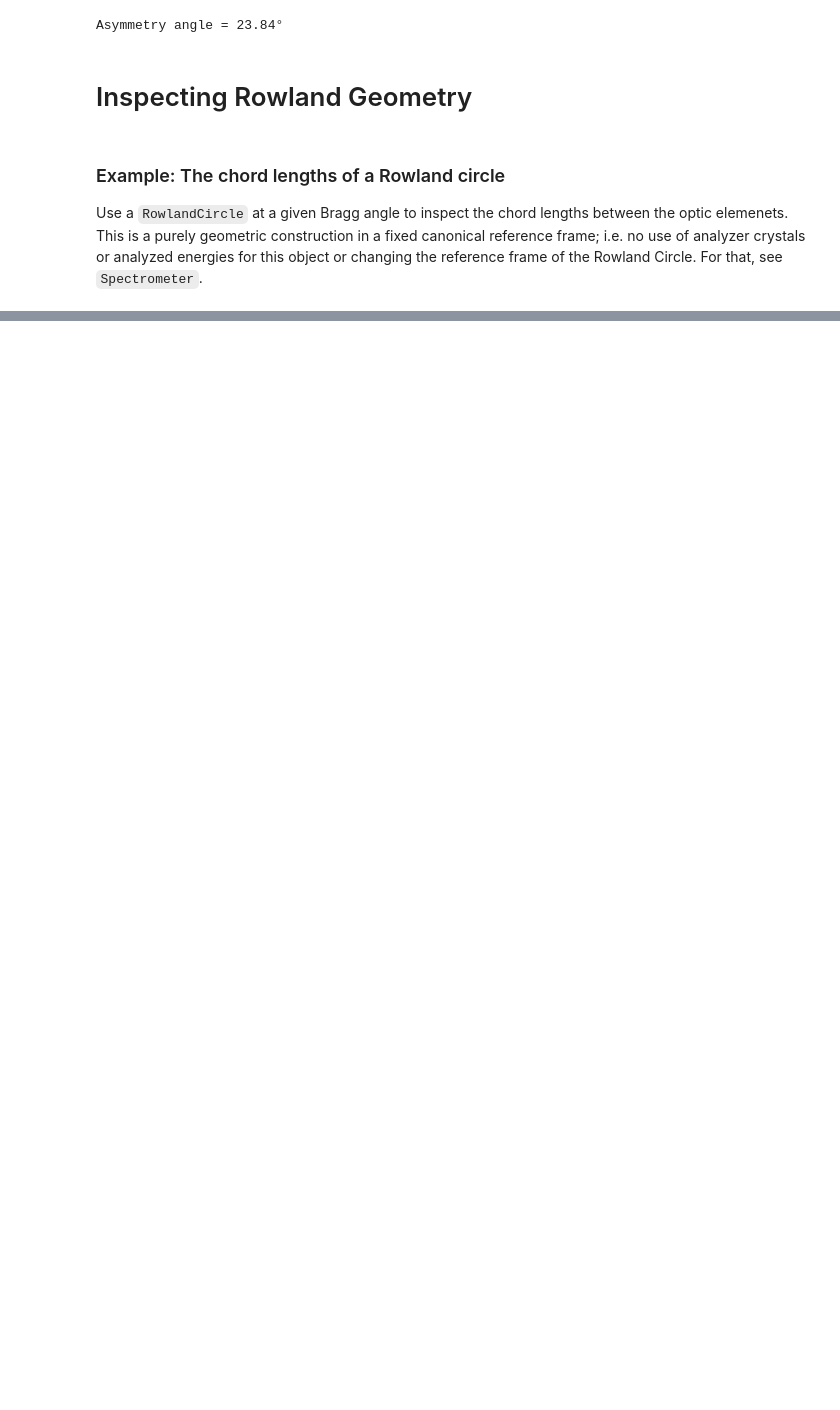
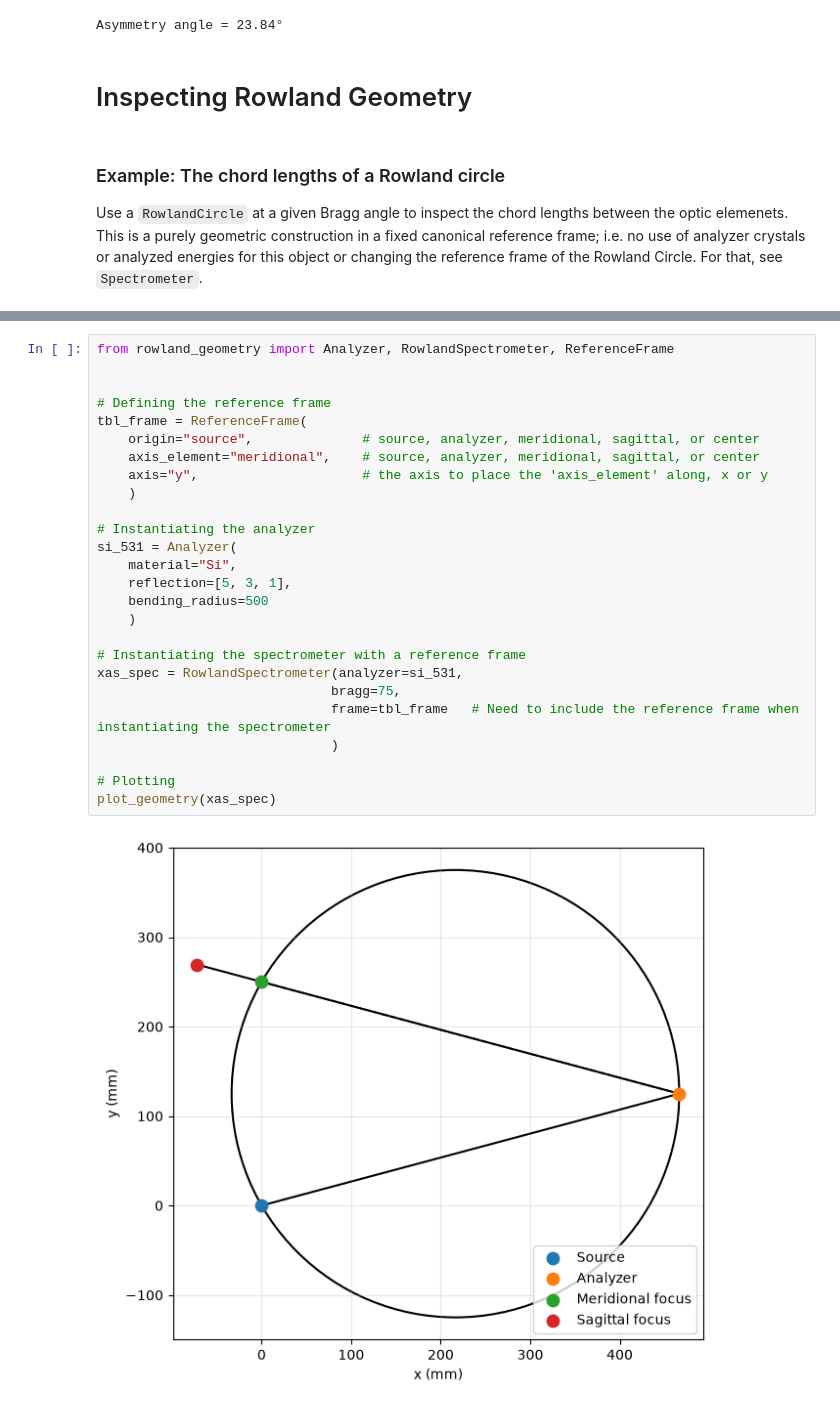
Before and after one commit to agironda/rowland-geometry, a Jupyter notebook: docs/example.ipynb, the cells around one changed output, grey strips where cells are left out. Saved outputs shown, nothing was run; the diff lists cells and outputs as text; blank space fills up the shorter version.

```diff
--- a/docs/example.ipynb
+++ b/docs/example.ipynb
@@ -199,0 +534,28 @@ After changing asymmetry:
+# %%
+from rowland_geometry import Analyzer, RowlandSpectrometer, ReferenceFrame
+
+
+# Defining the reference frame
+tbl_frame = ReferenceFrame(
+    origin="source",              # source, analyzer, meridional, sagittal, or center
+    axis_element="meridional",    # source, analyzer, meridional, sagittal, or center
+    axis="y",                     # the axis to place the 'axis_element' along, x or y
+    )
+
+# Instantiating the analyzer
+si_531 = Analyzer(
+    material="Si",
+    reflection=[5, 3, 1],
+    bending_radius=500
+    )
+
+# Instantiating the spectrometer with a reference frame
+xas_spec = RowlandSpectrometer(analyzer=si_531,
+                              bragg=75,
+                              frame=tbl_frame   # Need to include the reference frame when instantiating the spectrometer
+                              )
+
+# Plotting
+plot_geometry(xas_spec)
+# %% [output]
+[figure, added]
```
Also changed, not shown: parts of 29 cells of this notebook.
